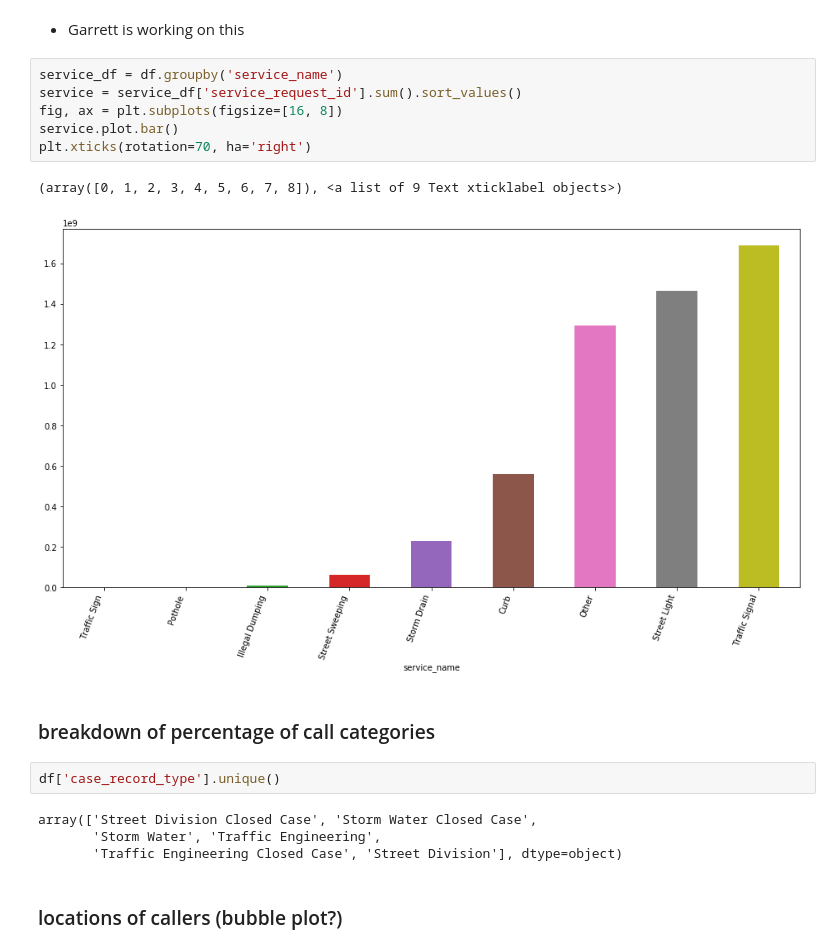
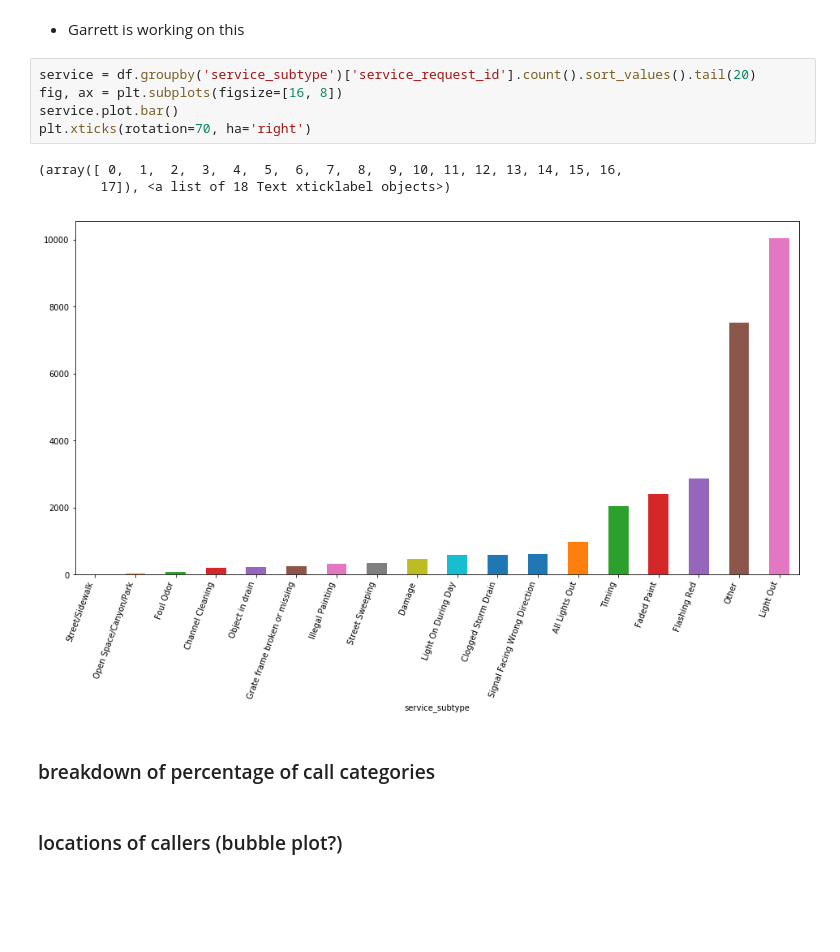
Before and after one commit to farhadOmidvar/311-San-Diego, a Jupyter notebook: notebooks/charts_all.ipynb, the cells around one changed output. Cells and saved outputs as stored; diff of their text form; blank space fills up the shorter version.

```diff
--- a/notebooks/charts_all.ipynb
+++ b/notebooks/charts_all.ipynb
@@ -79,22 +63,16 @@ plt.xticks(rotation=45, ha='right')
 # %% [markdown]
 * Garrett is working on this
 # %%
-service_df = df.groupby('service_name')
-service = service_df['service_request_id'].sum().sort_values()
+service = df.groupby('service_subtype')['service_request_id'].count().sort_values().tail(20)
 fig, ax = plt.subplots(figsize=[16, 8])
 service.plot.bar()
 plt.xticks(rotation=70, ha='right')
 # %% [output]
-(array([0, 1, 2, 3, 4, 5, 6, 7, 8]), <a list of 9 Text xticklabel objects>)
+(array([ 0,  1,  2,  3,  4,  5,  6,  7,  8,  9, 10, 11, 12, 13, 14, 15, 16,
+        17]), <a list of 18 Text xticklabel objects>)
-[figure, old version]
+[figure, new version]
 # %% [markdown]
 ### breakdown of percentage of call categories
-# %%
-df['case_record_type'].unique()
-# %% [output]
-array(['Street Division Closed Case', 'Storm Water Closed Case',
-       'Storm Water', 'Traffic Engineering',
-       'Traffic Engineering Closed Case', 'Street Division'], dtype=object)
 # %% [markdown]
 ### locations of callers (bubble plot?)
 # %% [markdown]
```
Also changed, not shown: parts of 6 cells of this notebook.
